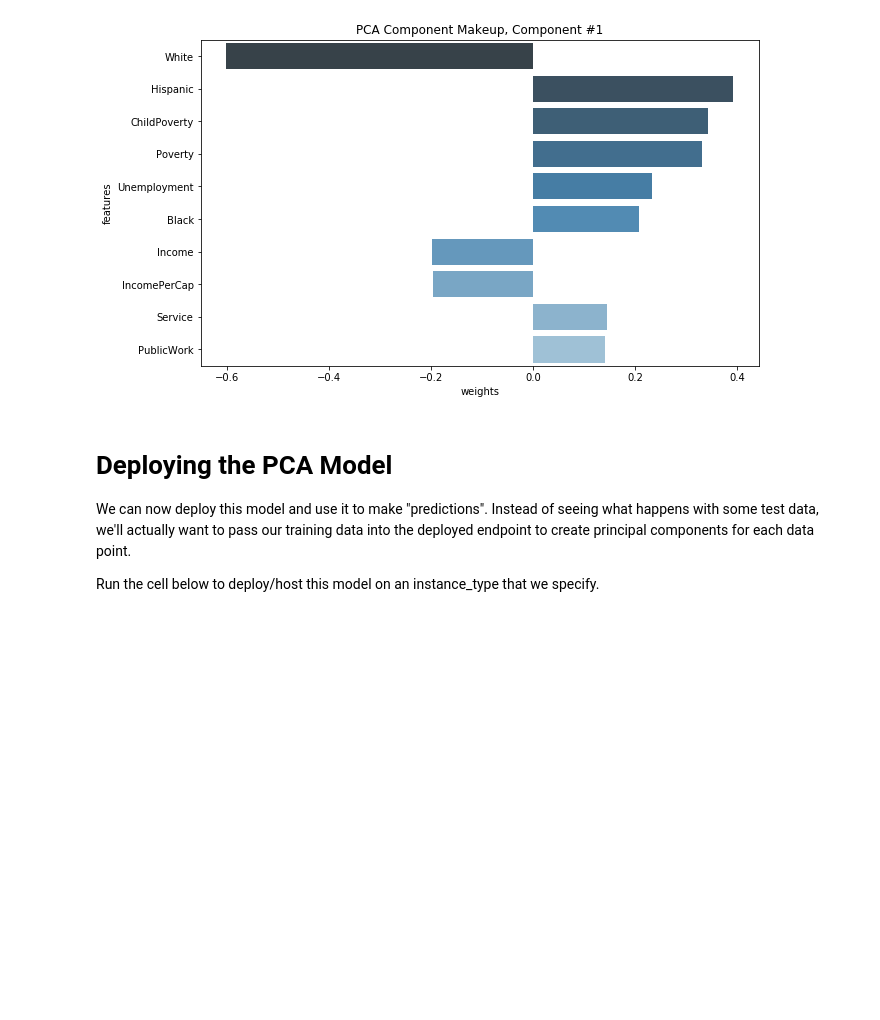
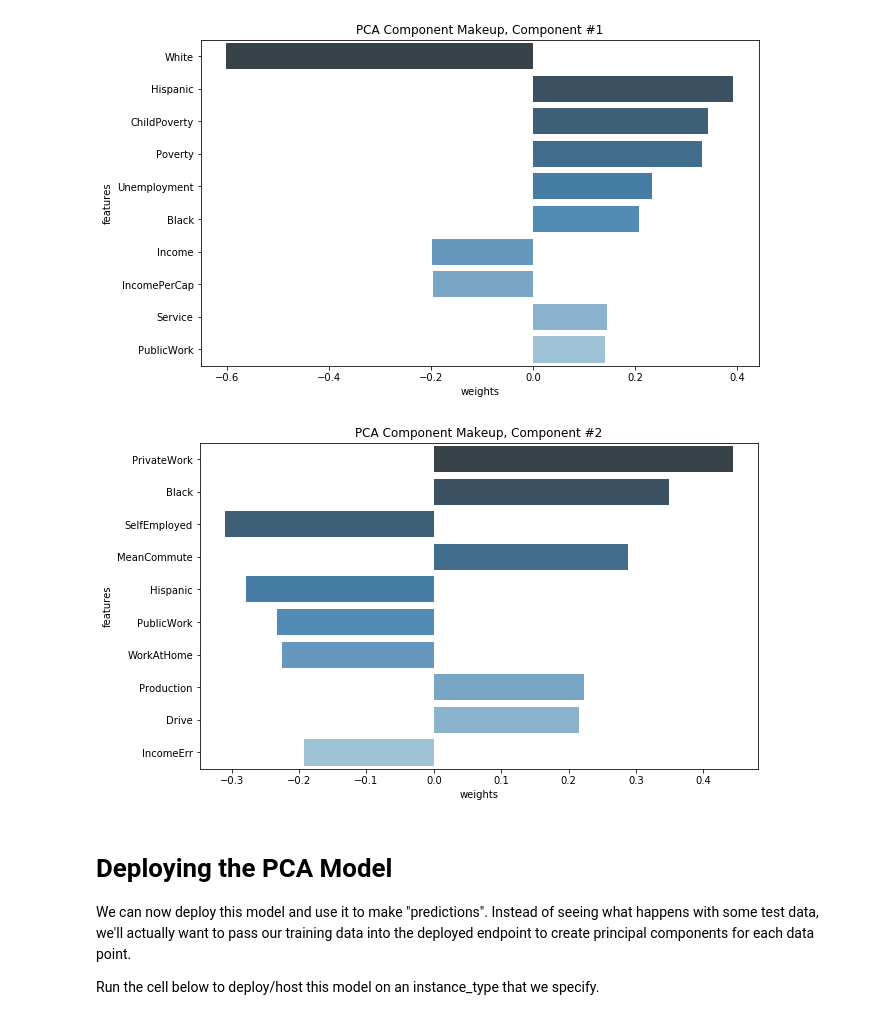
Before and after one commit to diegoami/ML_SageMaker_Studies, a Jupyter notebook: Population_Segmentation/Pop_Segmentation_Exercise.ipynb, the cells around one changed output. Drawn from its saved outputs; the diff is of its cells as text; code cells hidden in the pictures; blank space fills up the shorter version.

```diff
--- a/Population_Segmentation/Pop_Segmentation_Exercise.ipynb
+++ b/Population_Segmentation/Pop_Segmentation_Exercise.ipynb
@@ -677,6 +681,12 @@ num=1
 display_component(v, counties_scaled.columns.values, component_num=num, n_weights=10)
 # %% [output]
 [figure]
+# %%
+# display makeup of first component
+num=2
+display_component(v, counties_scaled.columns.values, component_num=num, n_weights=10)
+# %% [output]
+[figure, added]
 # %% [markdown]
 # Deploying the PCA Model
 
```
Also changed, not shown: parts of 17 cells of this notebook.
